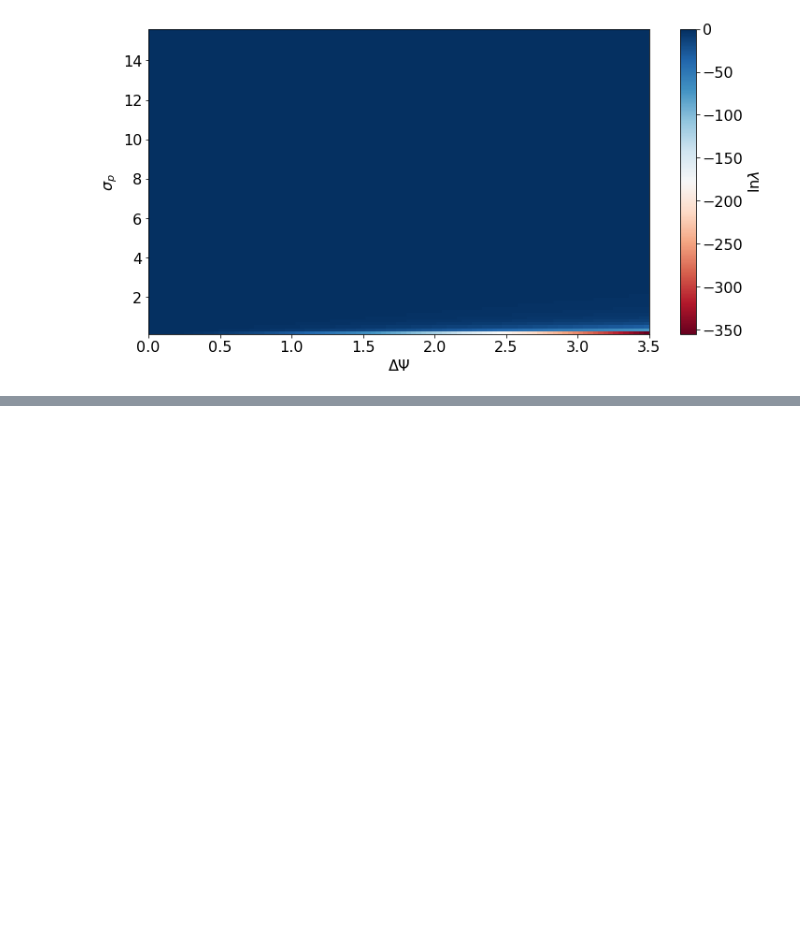
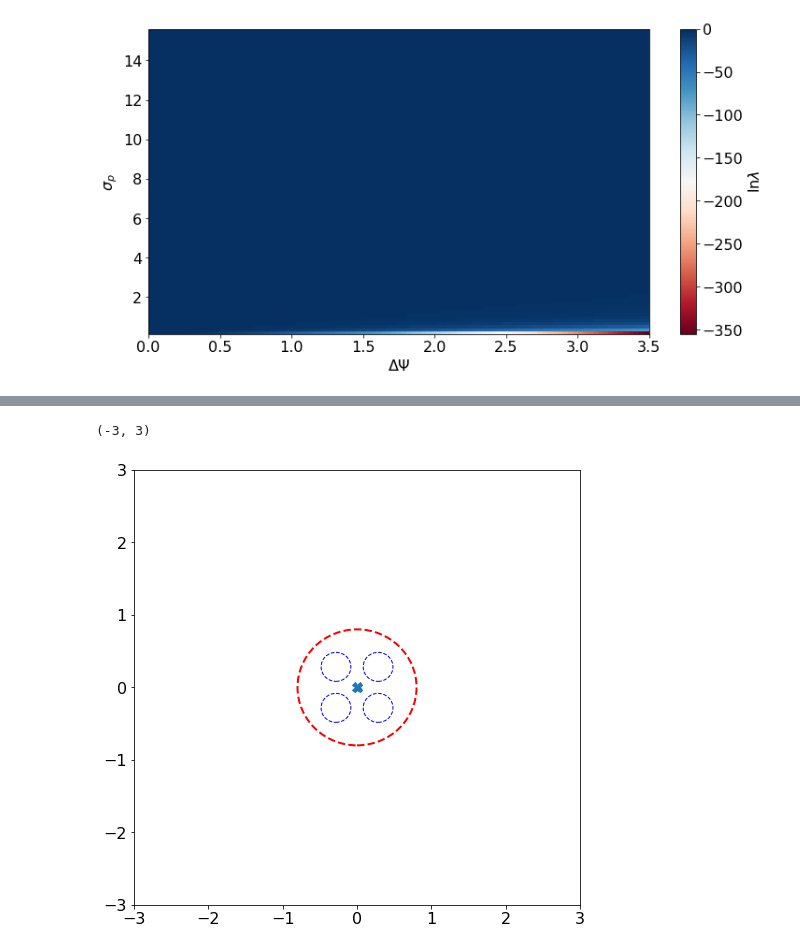
Before and after one commit to hayalaso/Analyses_AMON, a Jupyter notebook: HAWC_IC/tests_coinc_analysis.ipynb, the cells around one changed output, grey strips where cells are left out. Cells and saved outputs as stored; diff of their text form; code cells hidden in the pictures; blank space fills up the shorter version.

```diff
--- a/HAWC_IC/tests_coinc_analysis.ipynb
+++ b/HAWC_IC/tests_coinc_analysis.ipynb
@@ -221,0 +279,23 @@ x=
+# %%
+rcParams['figure.figsize']=8,8
+circle1 = plt.Circle((0, 0), 0.8, color='r',fill=False,lw=2,ls='--')
+
+R=0.4
+x=R*np.cos(np.pi/4)
+circle2 = plt.Circle((x, x), 0.2, color='b',fill=False,lw=1,ls='--')
+circle3 = plt.Circle((-x, x), 0.2, color='b',fill=False,lw=1,ls='--')
+circle4 = plt.Circle((-x, -x), 0.2, color='b',fill=False,lw=1,ls='--')
+circle5 = plt.Circle((x, -x), 0.2, color='b',fill=False,lw=1,ls='--')
+fig, ax = plt.subplots()
+ax.add_artist(circle1)
+ax.add_artist(circle2)
+ax.add_artist(circle3)
+ax.add_artist(circle4)
+ax.add_artist(circle5)
+
+plot(0,0,"X",ms=10)
+xlim(-3,3)
+ylim(-3,3)
+# %% [output]
+(-3, 3)
+[figure, added]
```
Also changed, not shown: parts of 4 cells of this notebook, 1 other file.
